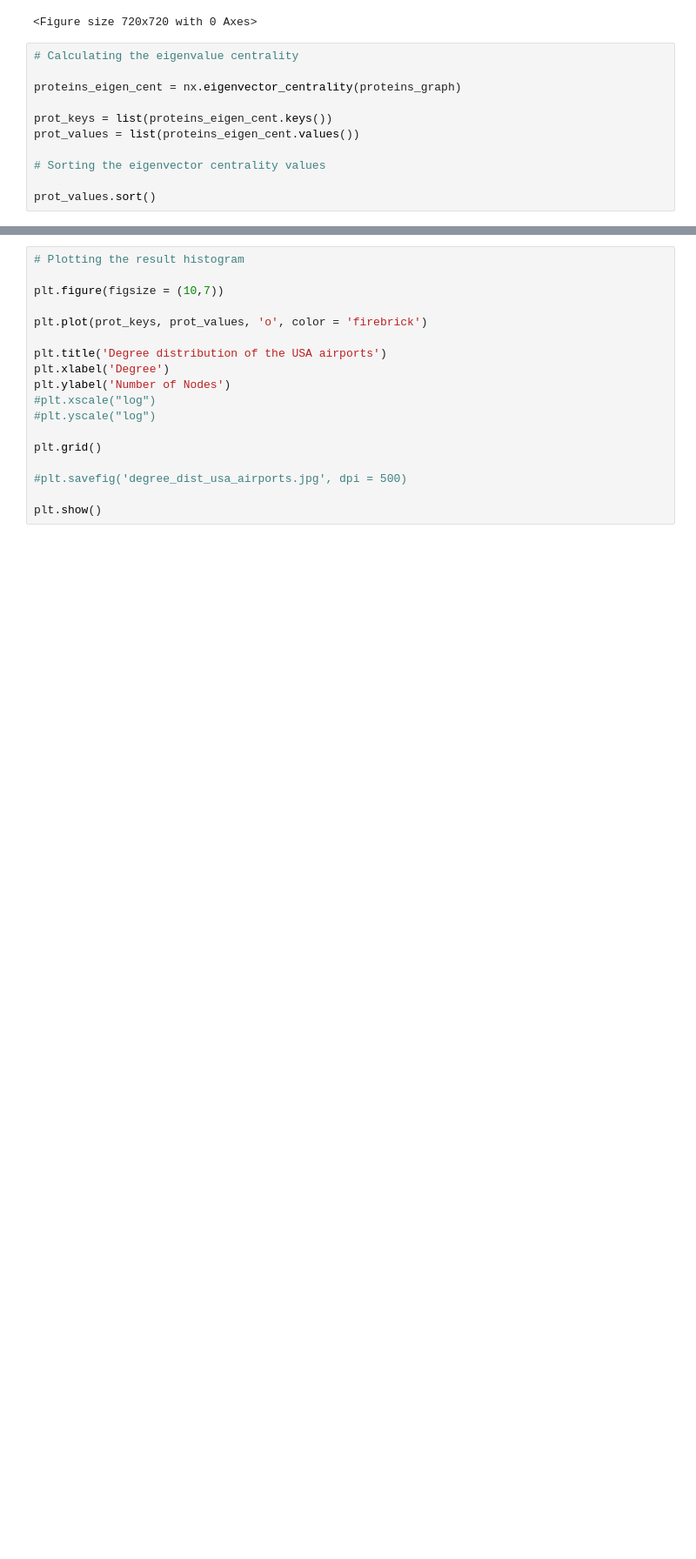
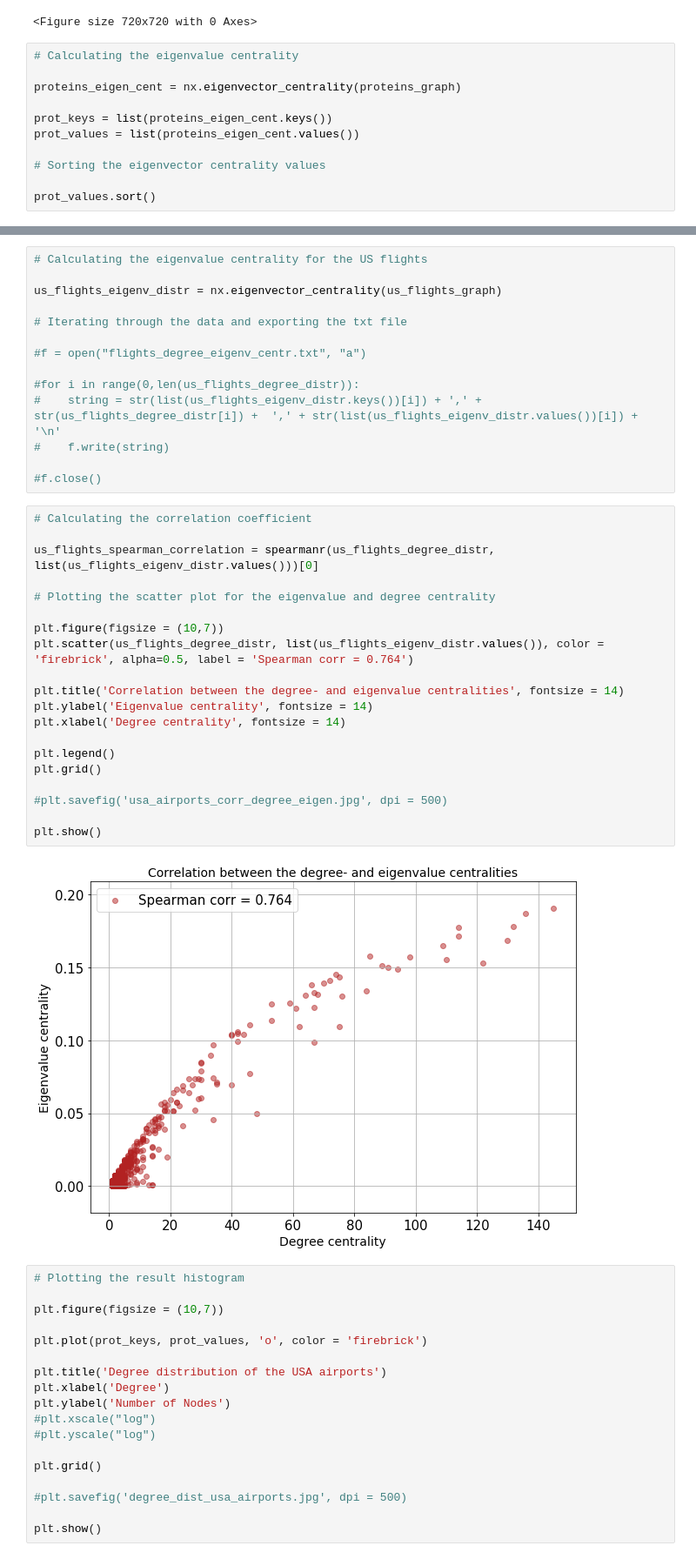
Before and after one commit to domonkoshaffner/network_visualisation, a Jupyter notebook: main_project_network.ipynb, the cells around one changed output, grey strips where cells are left out. Shown at 87% size. Saved outputs shown, nothing was run; the diff lists cells and outputs as text; blank space fills up the shorter version.

```diff
--- a/main_project_network.ipynb
+++ b/main_project_network.ipynb
@@ -625,3 +688,39 @@ plt.show()
+# %%
+# Calculating the eigenvalue centrality for the US flights
+
+us_flights_eigenv_distr = nx.eigenvector_centrality(us_flights_graph)
+
+# Iterating through the data and exporting the txt file
+
+#f = open("flights_degree_eigenv_centr.txt", "a")
+
+#for i in range(0,len(us_flights_degree_distr)):
+#    string = str(list(us_flights_eigenv_distr.keys())[i]) + ',' + str(us_flights_degree_distr[i]) +  ',' + str(list(us_flights_eigenv_distr.values())[i]) + '\n'
+#    f.write(string)
+
+#f.close()
+# %%
+# Calculating the correlation coefficient
+
+us_flights_spearman_correlation = spearmanr(us_flights_degree_distr, list(us_flights_eigenv_distr.values()))[0]
+
+# Plotting the scatter plot for the eigenvalue and degree centrality
+
+plt.figure(figsize = (10,7))
+plt.scatter(us_flights_degree_distr, list(us_flights_eigenv_distr.values()), color = 'firebrick', alpha=0.5, label = 'Spearman corr = 0.764')
+
+plt.title('Correlation between the degree- and eigenvalue centralities', fontsize = 14)
+plt.ylabel('Eigenvalue centrality', fontsize = 14)
+plt.xlabel('Degree centrality', fontsize = 14)
+
+plt.legend()
+plt.grid()
+
+#plt.savefig('usa_airports_corr_degree_eigen.jpg', dpi = 500)
+
+plt.show()
+# %% [output]
+[figure, added]
 # %%
 # Plotting the result histogram
 
```
Also changed, not shown: parts of 10 cells of this notebook.
